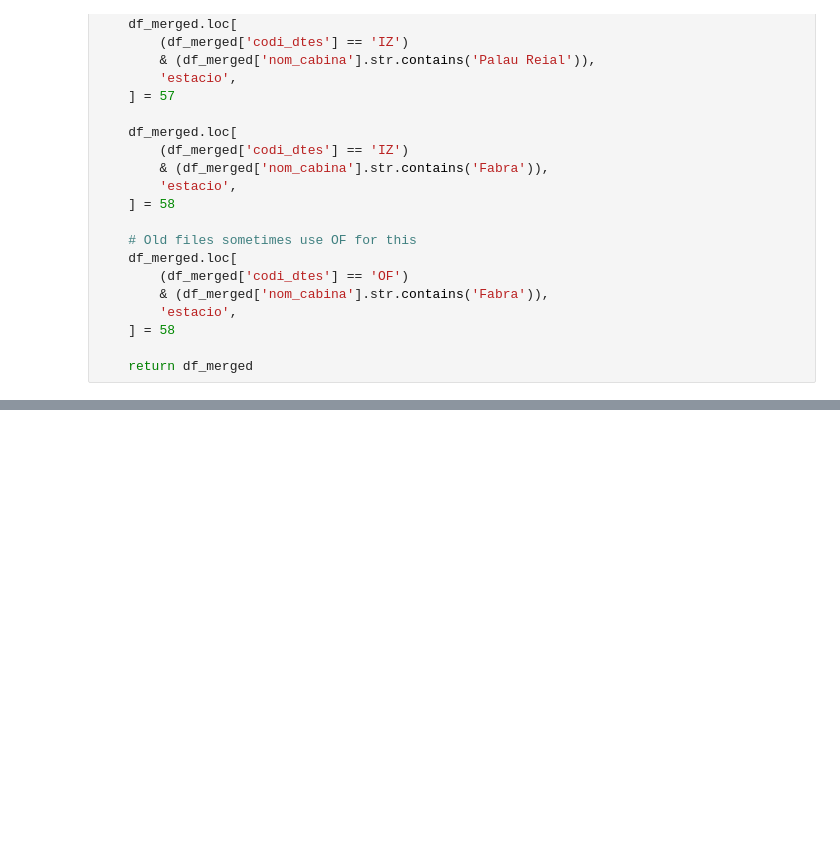
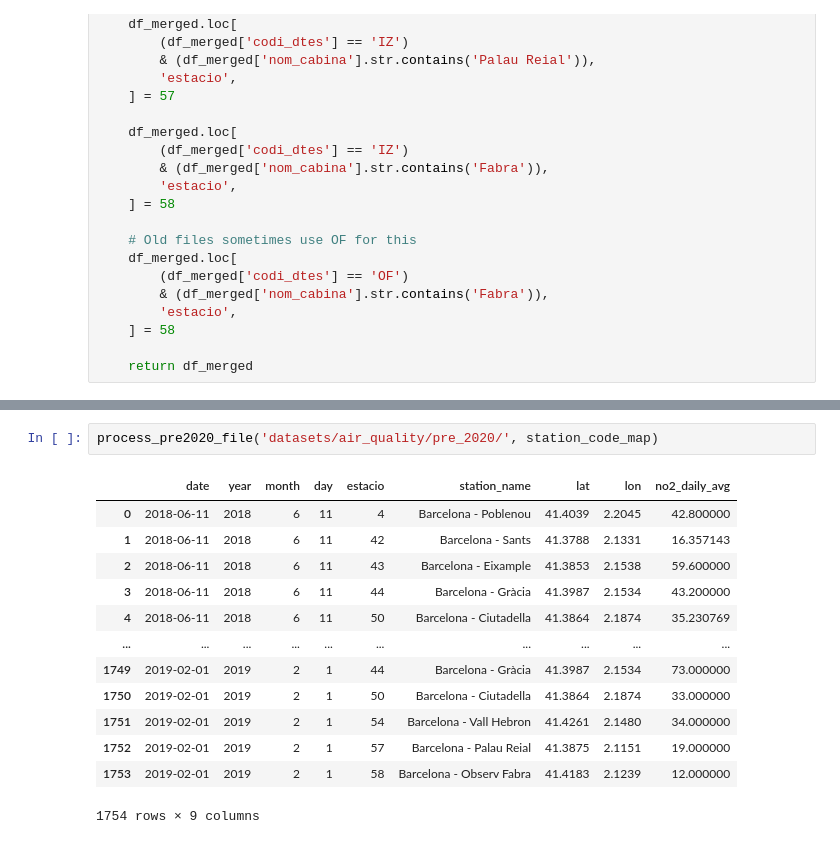
Before and after one commit to Ri-Dearg/barna-air-quality, a Jupyter notebook: dataset_convert.ipynb, the cells around one changed output, grey strips where cells are left out. Drawn from its saved outputs; the diff is of its cells as text; blank space fills up the shorter version.

```diff
--- a/dataset_convert.ipynb
+++ b/dataset_convert.ipynb
@@ -542,0 +650,16 @@ map_dtes_to_station(data_f_19, station_code_map)
+# %%
+process_pre2020_file('datasets/air_quality/pre_2020/', station_code_map)
+# %% [output]
+|  | date | year | month | day | estacio | station_name | lat | lon | no2_daily_avg |
+| 0 | 2018-06-11 | 2018 | 6 | 11 | 4 | Barcelona - Poblenou | 41.4039 | 2.2045 | 42.800000 |
+| 1 | 2018-06-11 | 2018 | 6 | 11 | 42 | Barcelona - Sants | 41.3788 | 2.1331 | 16.357143 |
+| 2 | 2018-06-11 | 2018 | 6 | 11 | 43 | Barcelona - Eixample | 41.3853 | 2.1538 | 59.600000 |
+| 3 | 2018-06-11 | 2018 | 6 | 11 | 44 | Barcelona - Gràcia | 41.3987 | 2.1534 | 43.200000 |
+| 4 | 2018-06-11 | 2018 | 6 | 11 | 50 | Barcelona - Ciutadella | 41.3864 | 2.1874 | 35.230769 |
+| ... | ... | ... | ... | ... | ... | ... | ... | ... | ... |
+| 1749 | 2019-02-01 | 2019 | 2 | 1 | 44 | Barcelona - Gràcia | 41.3987 | 2.1534 | 73.000000 |
+| 1750 | 2019-02-01 | 2019 | 2 | 1 | 50 | Barcelona - Ciutadella | 41.3864 | 2.1874 | 33.000000 |
+| 1751 | 2019-02-01 | 2019 | 2 | 1 | 54 | Barcelona - Vall Hebron | 41.4261 | 2.1480 | 34.000000 |
+| 1752 | 2019-02-01 | 2019 | 2 | 1 | 57 | Barcelona - Palau Reial | 41.3875 | 2.1151 | 19.000000 |
+| 1753 | 2019-02-01 | 2019 | 2 | 1 | 58 | Barcelona - Observ Fabra | 41.4183 | 2.1239 | 12.000000 |
+1754 rows × 9 columns
```
Also changed, not shown: parts of 13 cells of this notebook.
